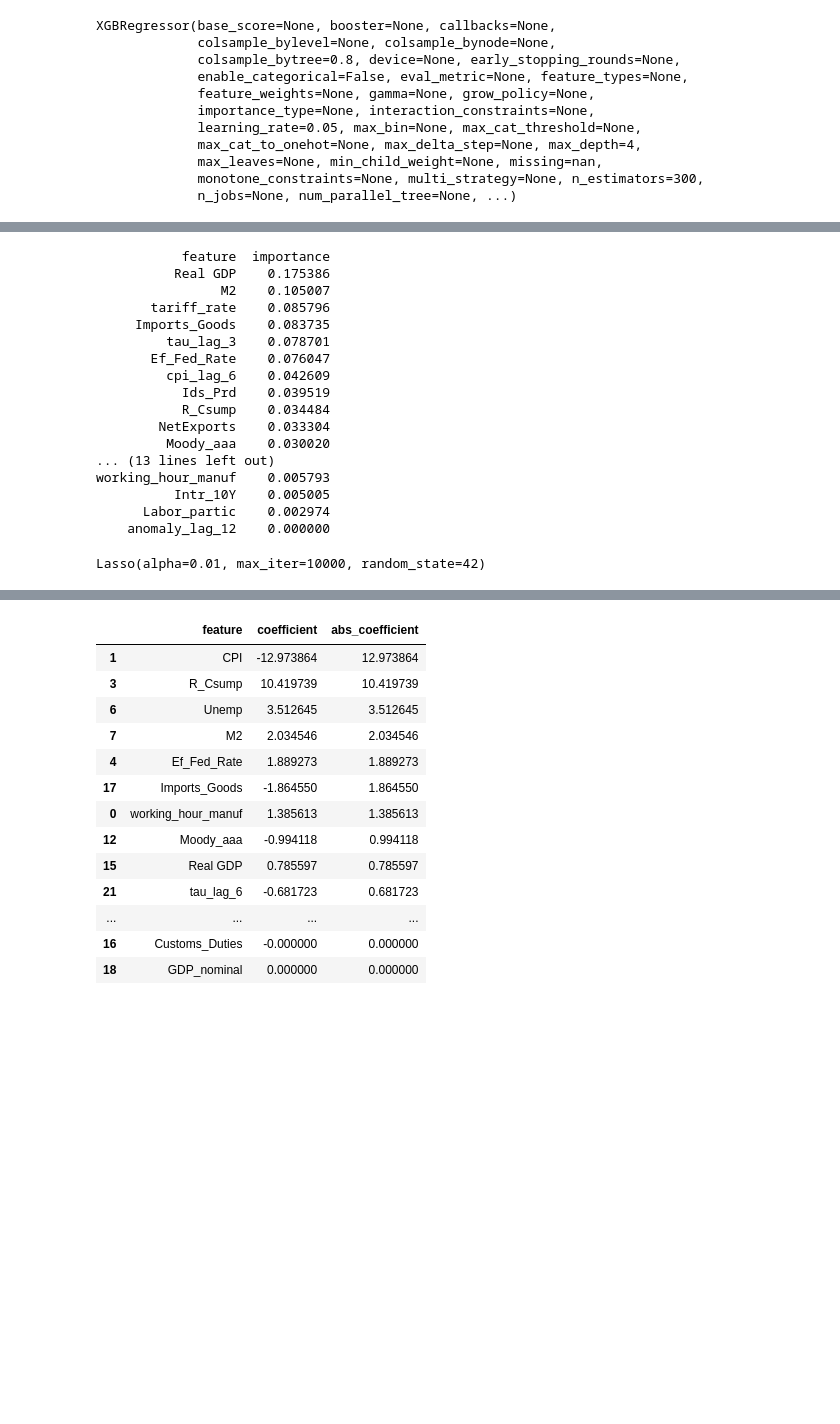
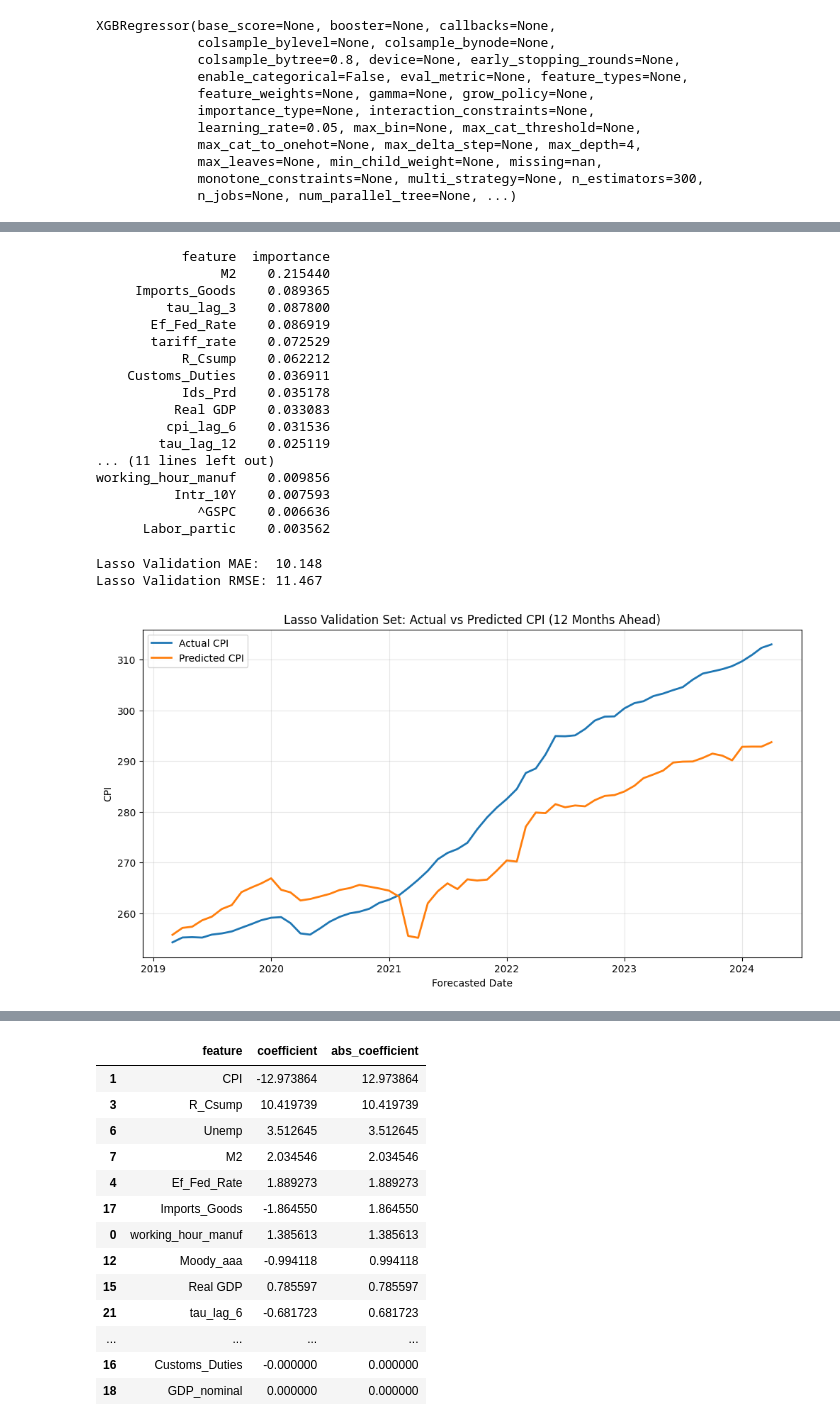
Before and after one commit to AndrewEross/GDP_inflation_prediction, a Jupyter notebook: inflation_model_backup.ipynb, the cells around one changed output, grey strips where cells are left out. Saved outputs shown, nothing was run; the diff lists cells and outputs as text; code cells hidden in the pictures; blank space fills up the shorter version.

```diff
--- a/inflation_model_backup.ipynb
+++ b/inflation_model_backup.ipynb
@@ -328,32 +293,65 @@ print(val_results.to_string(index=False))'''
 # %%
-importance = pd.DataFrame({
+# xg boost model feature importance
+xg_importance = pd.DataFrame({
     "feature": feature_cols,
     "importance": xgb_model.feature_importances_
 }).sort_values("importance", ascending=False)
 
-print(importance.to_string(index=False))
+print(xg_importance.to_string(index=False))
 # %% [output]
            feature  importance
-          Real GDP    0.175386
-                M2    0.105007
-       tariff_rate    0.085796
-     Imports_Goods    0.083735
-         tau_lag_3    0.078701
-       Ef_Fed_Rate    0.076047
-         cpi_lag_6    0.042609
-           Ids_Prd    0.039519
-           R_Csump    0.034484
-        NetExports    0.033304
-         Moody_aaa    0.030020
-... (13 lines left out)
-working_hour_manuf    0.005793
-          Intr_10Y    0.005005
-      Labor_partic    0.002974
-    anomaly_lag_12    0.000000
+                M2    0.215440
+     Imports_Goods    0.089365
+         tau_lag_3    0.087800
+       Ef_Fed_Rate    0.086919
+       tariff_rate    0.072529
+           R_Csump    0.062212
+    Customs_Duties    0.036911
+           Ids_Prd    0.035178
+          Real GDP    0.033083
+         cpi_lag_6    0.031536
+        tau_lag_12    0.025119
+... (11 lines left out)
+working_hour_manuf    0.009856
+          Intr_10Y    0.007593
+             ^GSPC    0.006636
+      Labor_partic    0.003562
 # %%
 from sklearn.linear_model import Lasso
 
 lasso_model = Lasso(alpha=0.01, max_iter=10000, random_state=42)
 lasso_model.fit(X_train_scaled, y_train)
+
+y_val_pred_lasso_change = lasso_model.predict(X_val_scaled)
+predicted_cpi_lasso     = actual_cpi_now + y_val_pred_lasso_change
+
+val_results_lasso = pd.DataFrame({
+    "DATE":          dates_val.values,
+    "actual_cpi":    actual_cpi_future,
+    "predicted_cpi": predicted_cpi_lasso,
+}).sort_values("DATE").reset_index(drop=True)
+
+val_results_lasso["error"]     = val_results_lasso["predicted_cpi"] - val_results_lasso["actual_cpi"]
+val_results_lasso["abs_error"] = val_results_lasso["error"].abs()
+val_results_lasso["year"]      = pd.to_datetime(val_results_lasso["DATE"]).dt.year
+
+print("Lasso Validation MAE: ", val_results_lasso["abs_error"].mean().round(3))
+print("Lasso Validation RMSE:", np.sqrt((val_results_lasso["error"]**2).mean()).round(3))
+
+# shift displayed dates forward by the forecast horizon
+val_results_lasso["forecast_date"] = pd.to_datetime(val_results_lasso["DATE"]) + pd.DateOffset(years=1)
+
+plt.figure(figsize=(12, 6))
+plt.plot(val_results_lasso["forecast_date"], val_results_lasso["actual_cpi"], label="Actual CPI", linewidth=2)
+plt.plot(val_results_lasso["forecast_date"], val_results_lasso["predicted_cpi"], label="Predicted CPI", linewidth=2)
+
+plt.title("Lasso Validation Set: Actual vs Predicted CPI (12 Months Ahead)")
+plt.xlabel("Forecasted Date")
+plt.ylabel("CPI")
+plt.legend()
+plt.grid(True, alpha=0.3)
+plt.show()
 # %% [output]
-Lasso(alpha=0.01, max_iter=10000, random_state=42)
+Lasso Validation MAE:  10.148
+Lasso Validation RMSE: 11.467
+[figure, added]
```
Also changed, not shown: parts of 15 cells of this notebook.
